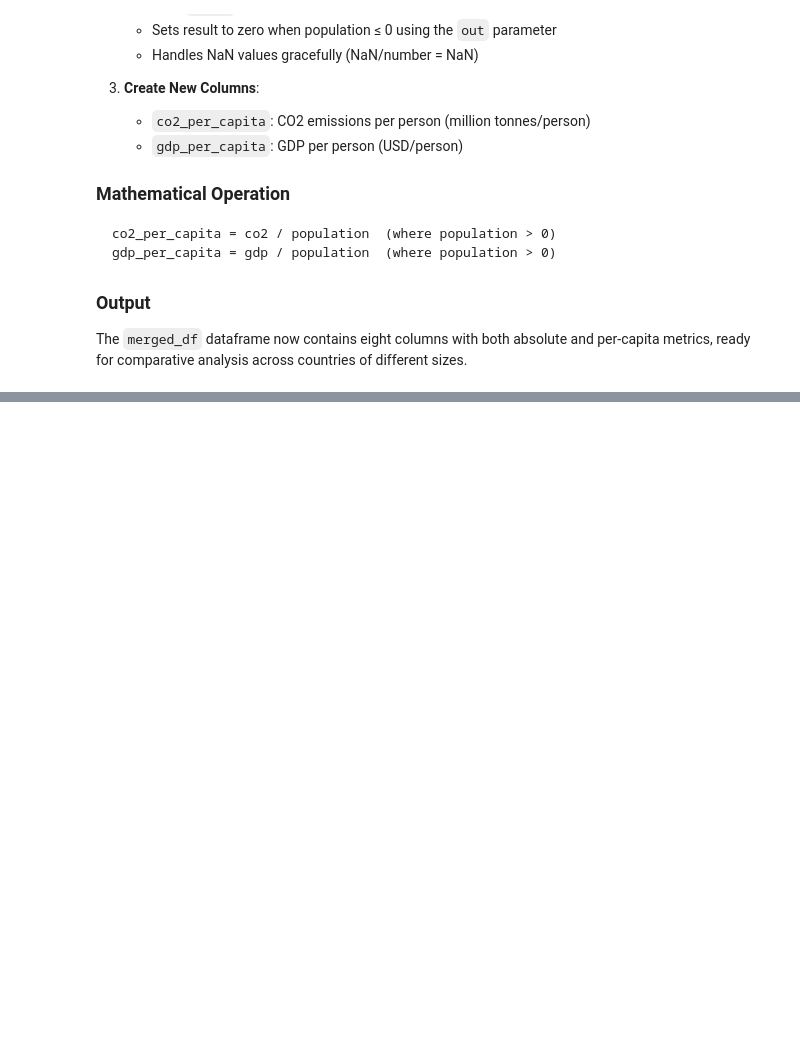
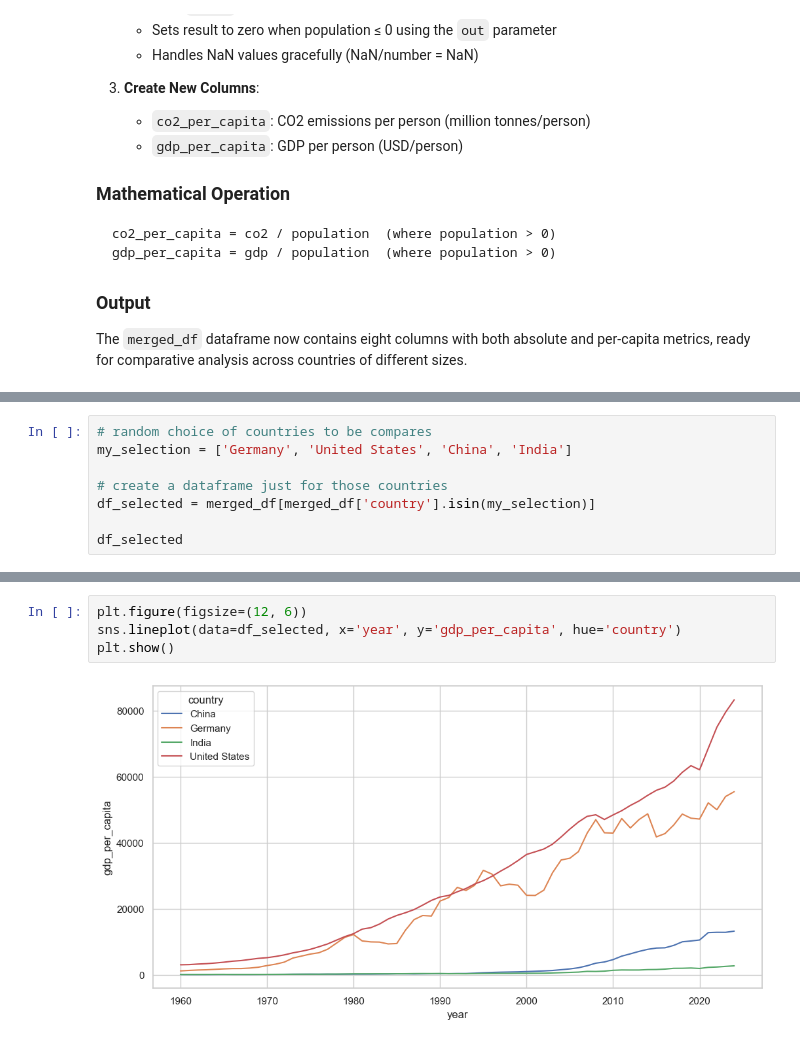
Before and after one commit to fabianfrank-dev/carbon_analysis, a Jupyter notebook: processor.ipynb, the cells around one changed output, grey strips where cells are left out. Cells and saved outputs as stored; diff of their text form; blank space fills up the shorter version.

```diff
--- a/processor.ipynb
+++ b/processor.ipynb
@@ -368,0 +292,8 @@ Researchers can now proceed with:
+# %%
+# random choice of countries to be compares
+my_selection = ['Germany', 'United States', 'China', 'India']
+
+# create a dataframe just for those countries
+df_selected = merged_df[merged_df['country'].isin(my_selection)]
+
+df_selected
@@ -368,0 +314,6 @@ Researchers can now proceed with:
+# %%
+plt.figure(figsize=(12, 6))
+sns.lineplot(data=df_selected, x='year', y='gdp_per_capita', hue='country')
+plt.show()
+# %% [output]
+[figure, added]
```
Also changed, not shown: parts of 3 cells of this notebook.
